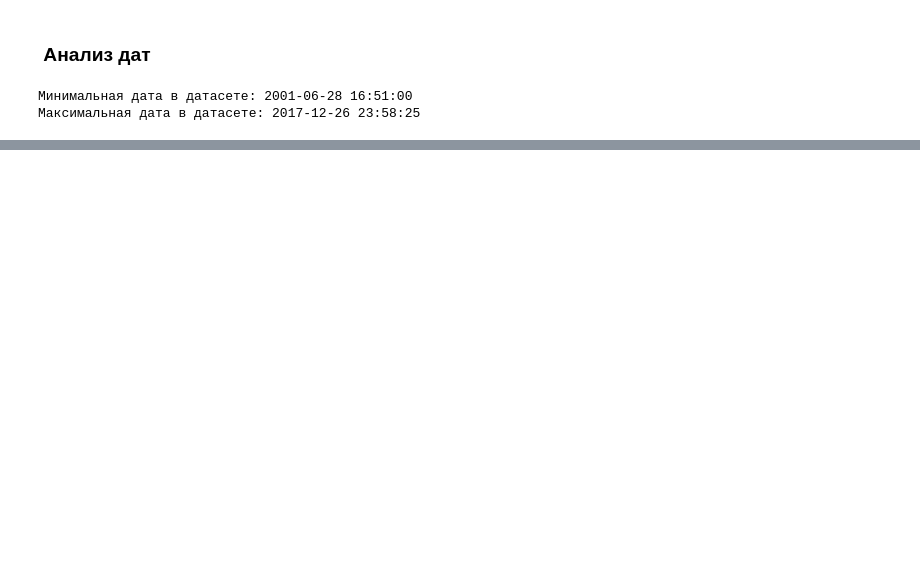
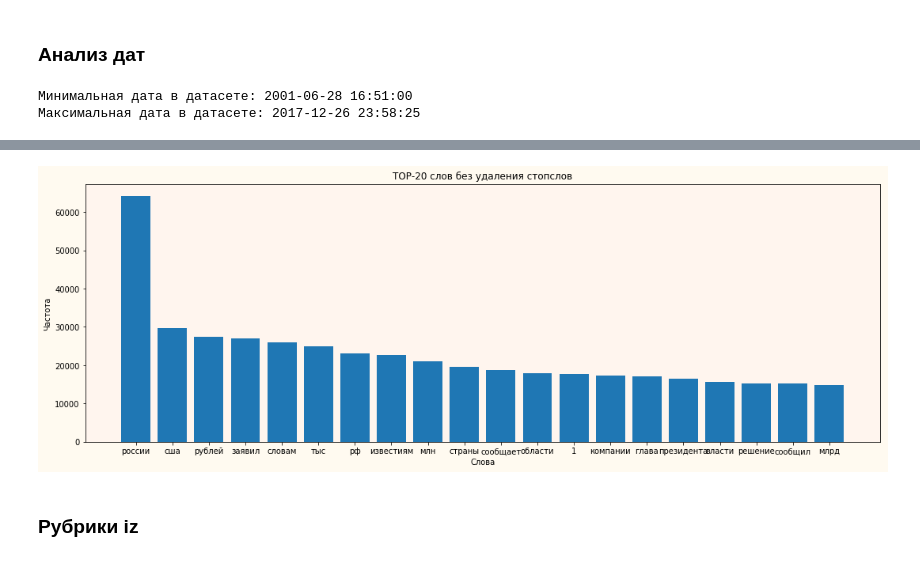
Before and after one commit to vetedde/proj_news_viz, a Jupyter notebook: analysis/news_source_analysis_iz.ipynb, the cells around one changed output, grey strips where cells are left out. Drawn from its saved outputs; the diff is of its cells as text; code cells hidden in the pictures; blank space fills up the shorter version.

```diff
--- a/analysis/news_source_analysis_iz.ipynb
+++ b/analysis/news_source_analysis_iz.ipynb
@@ -256,0 +230,10 @@ plt.show()
+# %%
+stopwords_01 = open('../nlp/preprocessing/stopwords.txt', 'r', encoding='UTF-8')
+stopwords_01 = stopwords_01.read().split('\n')
+stopwords_02 = open('../nlp/preprocessing/stopwords_02.txt', 'r', encoding='UTF-8')
+stopwords_02 = stopwords_02.read().split('\n')
+# %%
+stopwords = stopwords_01 + stopwords_02
+# %%
+# Словарь после удаления стопслов
+dictionary_without_stopwords = [item for item in dictionary_with_stopwords if item not in stopwords]
@@ -256,0 +312,22 @@ plt.show()
+# %%
+x = dict(Counter(dictionary_without_stopwords).most_common(20)).keys()
+y = dict(Counter(dictionary_without_stopwords).most_common(20)).values()
+
+fig, ax = plt.subplots()
+
+ax.bar(x, y)
+ax.set_title('TOP-20 слов без удаления стопслов')
+ax.set_ylabel('Частота')
+ax.set_xlabel('Слова')
+
+ax.set_facecolor('seashell')
+fig.set_facecolor('floralwhite')
+fig.set_figwidth(18)    #  ширина Figure
+fig.set_figheight(6)    #  высота Figure
+
+
+plt.show()
+# %% [output]
+[figure, added]
+# %% [markdown]
+### Рубрики iz
```
Also changed, not shown: parts of 59 cells of this notebook, 1 other file.
